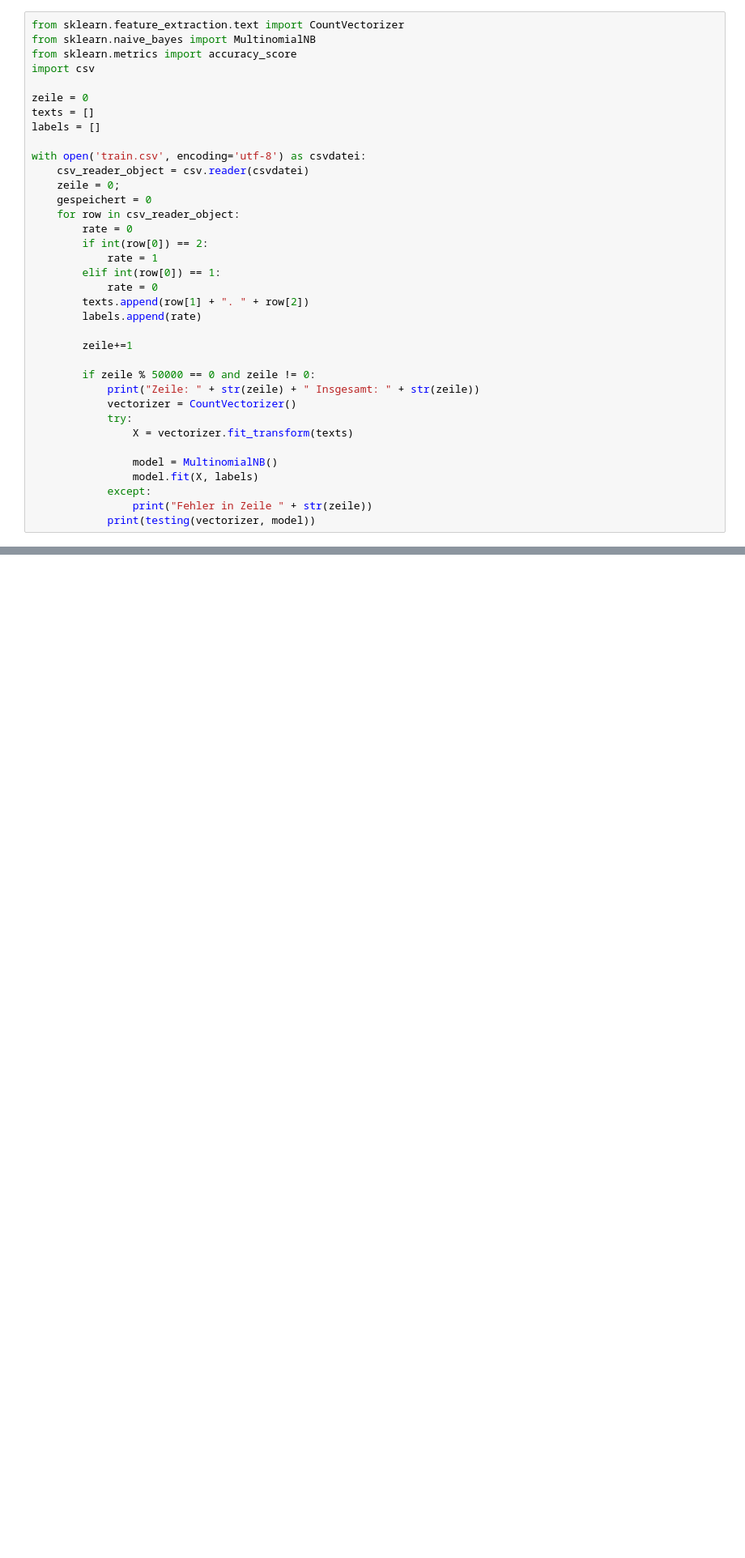
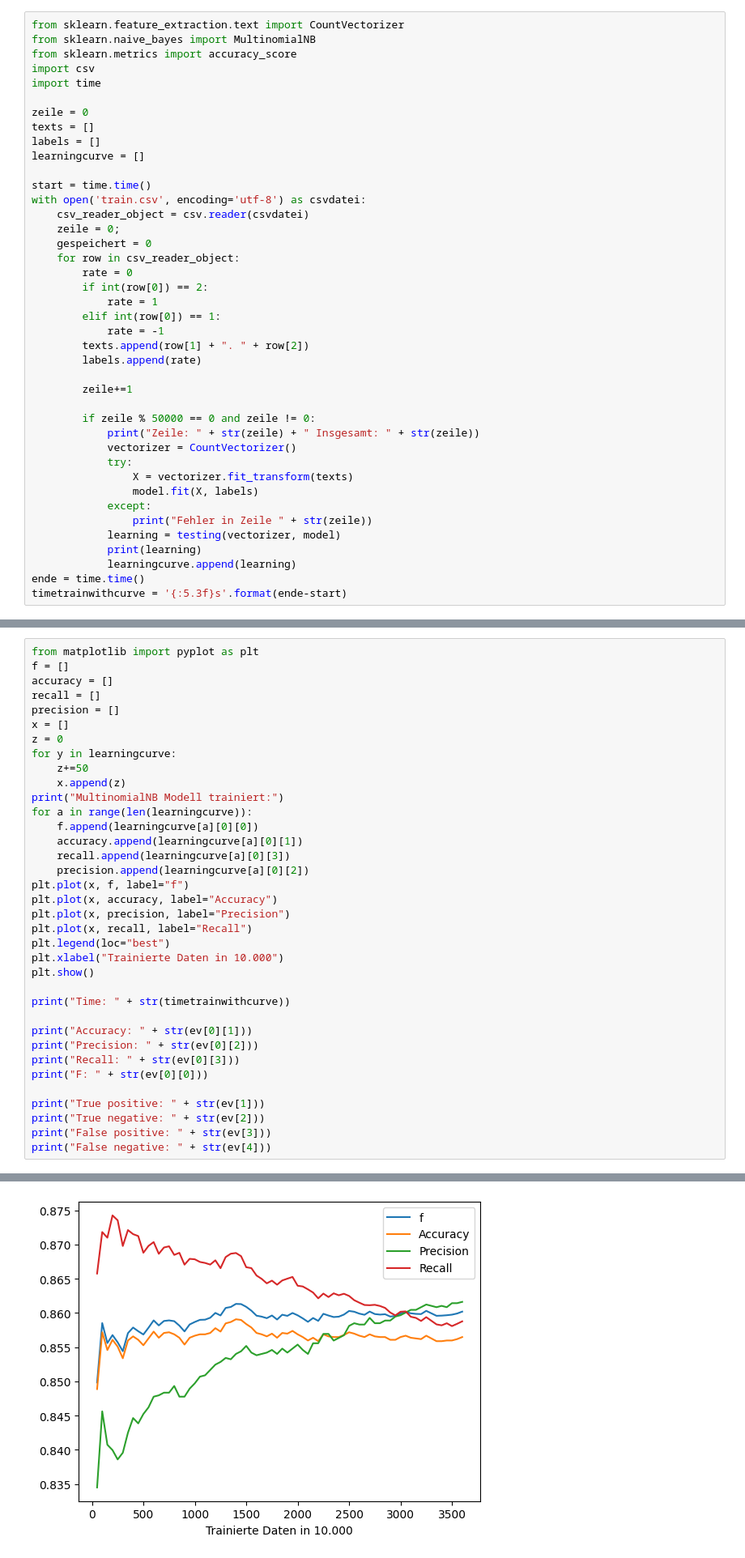
Before and after one commit to nicomir02/Sentiment-Analysis, a Jupyter notebook: SkLearning.ipynb, the cells around one changed output, grey strips where cells are left out. Shown: that part at 81% size. Cells and saved outputs as stored; diff of their text form; blank space fills up the shorter version.

```diff
--- a/SkLearning.ipynb
+++ b/SkLearning.ipynb
@@ -67,11 +67,14 @@ from sklearn.feature_extraction.text import CountVectorizer
 from sklearn.naive_bayes import MultinomialNB
 from sklearn.metrics import accuracy_score
 import csv
+import time
 
 zeile = 0
 texts = []
 labels = []
+learningcurve = []
 
+start = time.time()
 with open('train.csv', encoding='utf-8') as csvdatei:
     csv_reader_object = csv.reader(csvdatei)
     zeile = 0;
@@ -81,7 +84,7 @@ with open('train.csv', encoding='utf-8') as csvdatei:
         if int(row[0]) == 2:
             rate = 1
         elif int(row[0]) == 1:
-            rate = 0
+            rate = -1
         texts.append(row[1] + ". " + row[2])
         labels.append(rate)
 
@@ -92,11 +95,13 @@ with open('train.csv', encoding='utf-8') as csvdatei:
             vectorizer = CountVectorizer()
             try:
                 X = vectorizer.fit_transform(texts)
-
-                model = MultinomialNB()
                 model.fit(X, labels)
             except:
                 print("Fehler in Zeile " + str(zeile))
-            print(testing(vectorizer, model))
+            learning = testing(vectorizer, model)
+            print(learning)
+            learningcurve.append(learning)
+ende = time.time()
+timetrainwithcurve = '{:5.3f}s'.format(ende-start)
 # %% [output]
 Zeile: 50000 Insgesamt: 50000
@@ -116,0 +126,37 @@ F: 0.8503799542935089
+# %%
+from matplotlib import pyplot as plt
+f = []
+accuracy = []
+recall = []
+precision = []
+x = []
+z = 0
+for y in learningcurve:
+    z+=50
+    x.append(z)
+print("MultinomialNB Modell trainiert:")
+for a in range(len(learningcurve)):
+    f.append(learningcurve[a][0][0])
+    accuracy.append(learningcurve[a][0][1])
+    recall.append(learningcurve[a][0][3])
+    precision.append(learningcurve[a][0][2])
+plt.plot(x, f, label="f")
+plt.plot(x, accuracy, label="Accuracy")
+plt.plot(x, precision, label="Precision")
+plt.plot(x, recall, label="Recall")
+plt.legend(loc="best")
+plt.xlabel("Trainierte Daten in 10.000")
+plt.show()
+
+print("Time: " + str(timetrainwithcurve))
+
+print("Accuracy: " + str(ev[0][1]))
+print("Precision: " + str(ev[0][2]))
+print("Recall: " + str(ev[0][3]))
+print("F: " + str(ev[0][0]))
+
+print("True positive: " + str(ev[1]))
+print("True negative: " + str(ev[2]))
+print("False positive: " + str(ev[3]))
+print("False negative: " + str(ev[4]))
+# %% [output]
@@ -116,0 +164 @@ F: 0.8503799542935089
+[figure, added]
```
Also changed, not shown: parts of 7 cells of this notebook, 3 other files.
